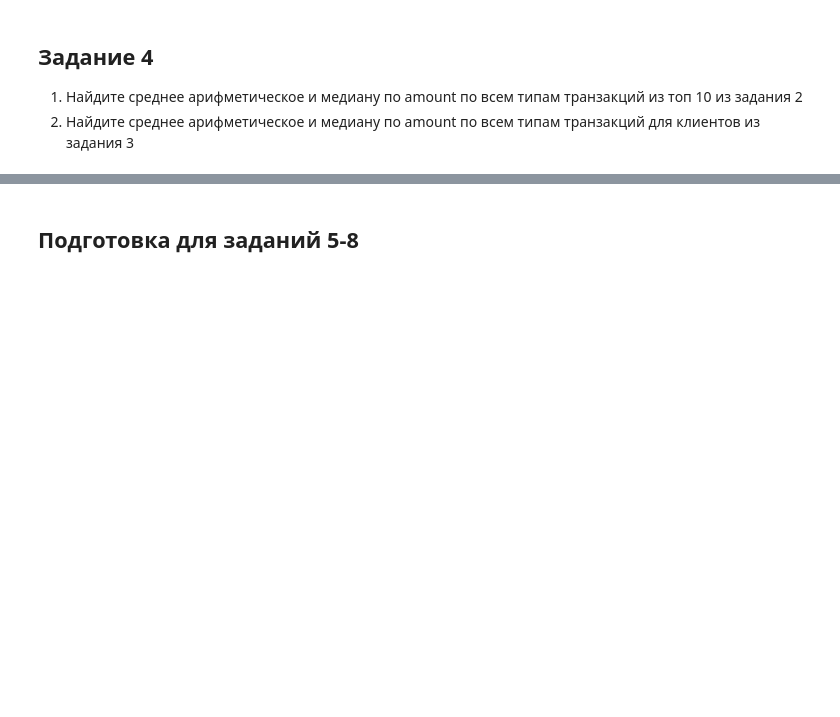
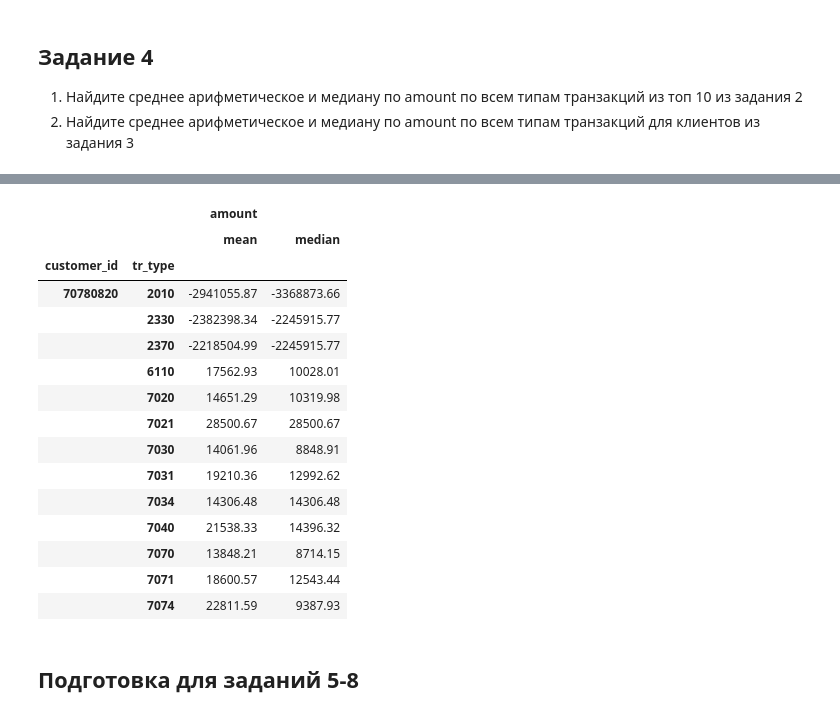
Before and after one commit to eispoohw/CS493-Math-Methods-in-ML, a Jupyter notebook: lab2.ipynb, the cells around one changed output, grey strips where cells are left out. Cells and saved outputs as stored; diff of their text form; code cells hidden in the pictures; blank space fills up the shorter version.

```diff
--- a/lab2.ipynb
+++ b/lab2.ipynb
@@ -218,0 +215,4 @@ res
+# %%
+# customer with the maximum income
+princess = customer_io[['income_sum']].sort_values(by='income_sum', ascending=False).head(1)
+princess
@@ -218,0 +223,4 @@ res
+# %%
+# customer with the maximum outcome
+pauper = customer_io[['outcome_sum']].sort_values(by='outcome_sum', ascending=False).head(1)
+pauper
@@ -218,0 +231,6 @@ res
+# %%
+# add column with difference between in- and outcomes
+customer_io['difference'] = abs(customer_io.outcome_sum - customer_io.income_sum)
+
+pauper_princess_idxes = [pauper.index, princess.index]
+customer_io[customer_io.index.isin(pauper_princess_idxes)]
@@ -255,0 +245,2 @@ pd.DataFrame({
+# %%
+agg_func = {'amount': ['mean', 'median']}
@@ -256,3 +265,24 @@ pd.DataFrame({
+# %%
+# customer's tr_type mean and median
+appropriate = transactions[transactions.customer_id.isin(pauper_princess_idxes)][['customer_id', 'tr_type', 'amount']]
+appropriate.groupby(['customer_id', 'tr_type']).agg(agg_func).round(2)
+# %% [output]
+|  |  | amount |  |
+|  |  | mean | median |
+| customer_id | tr_type |  |  |
+| 70780820 | 2010 | -2941055.87 | -3368873.66 |
+|  | 2330 | -2382398.34 | -2245915.77 |
+|  | 2370 | -2218504.99 | -2245915.77 |
+|  | 6110 | 17562.93 | 10028.01 |
+|  | 7020 | 14651.29 | 10319.98 |
+|  | 7021 | 28500.67 | 28500.67 |
+|  | 7030 | 14061.96 | 8848.91 |
+|  | 7031 | 19210.36 | 12992.62 |
+|  | 7034 | 14306.48 | 14306.48 |
+|  | 7040 | 21538.33 | 14396.32 |
+|  | 7070 | 13848.21 | 8714.15 |
+|  | 7071 | 18600.57 | 12543.44 |
+|  | 7074 | 22811.59 | 9387.93 |
 # %% [markdown]
 ## Подготовка для заданий 5-8
 # %% [markdown]
```
Also changed, not shown: parts of 20 cells of this notebook.
